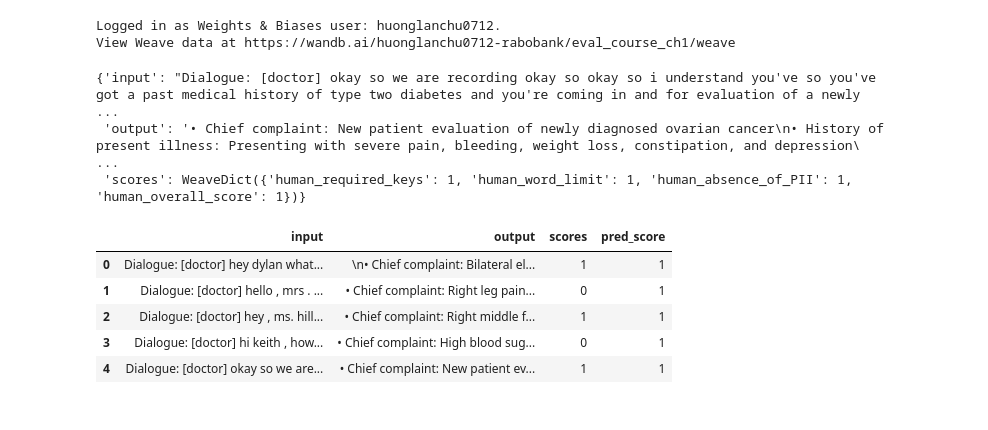
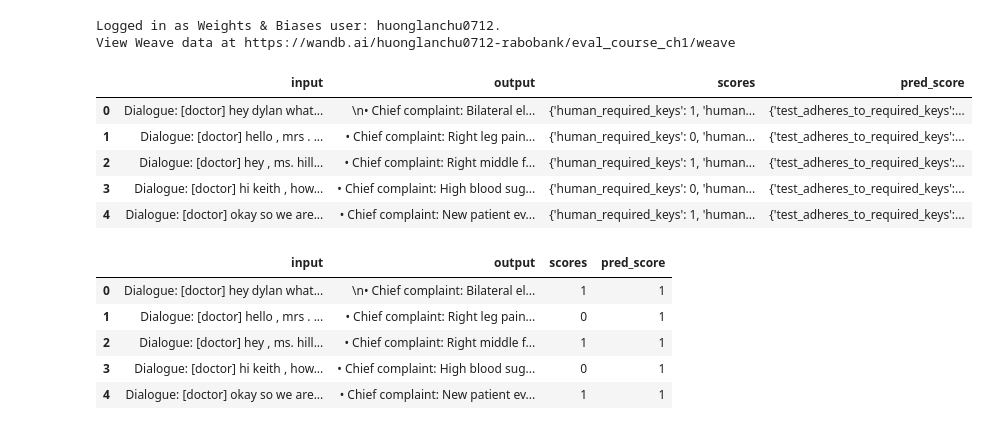
Before and after one commit to lanchuhuong/eval-course, a Jupyter notebook: notebooks/chapter_03_designing_and_improving.ipynb, the cells around one changed output. Drawn from its saved outputs; the diff is of its cells as text; code cells hidden in the pictures.

```diff
--- a/notebooks/chapter_03_designing_and_improving.ipynb
+++ b/notebooks/chapter_03_designing_and_improving.ipynb
@@ -385,19 +385,23 @@ def get_evaluation_predictions(
             predictions.append(data)
 
     return pd.DataFrame(predictions)
-# %%
-eval_calls = weave_client.get_call(eval_call_id)
-
-predictions = []
-for eval_call in eval_calls.children():
-    if eval_call.op_name.split("/")[-1].split(":")[0] == "Evaluation.predict_and_score":
-        _eval_call = weave_client.get_call(eval_call.id)
-        data = dict(_eval_call.inputs["example"])
-data
-# %% [output]
-{'input': "Dialogue: [doctor] okay so we are recording okay so okay so i understand you've so you've got a past medical history of type two diabetes and you're coming in and for evaluation of a newly  ...
- 'output': '• Chief complaint: New patient evaluation of newly diagnosed ovarian cancer\n• History of present illness: Presenting with severe pain, bleeding, weight loss, constipation, and depression\ ...
- 'scores': WeaveDict({'human_required_keys': 1, 'human_word_limit': 1, 'human_absence_of_PII': 1, 'human_overall_score': 1})}
+# %%
+# from utils import get_evaluation_predictions
+
+# Get evaluation predictions
+# Put in your own evaluation Call ID 👇
+eval_df = get_evaluation_predictions(
+    weave_client, eval_call_id="01945b65-d026-7d01-b165-be1c0b31acb8"
+)
+
+eval_df.head()
+# %% [output]
+|  | input | output | scores | pred_score |
+| 0 | Dialogue: [doctor] hey dylan what... | \n• Chief complaint: Bilateral el... | {'human_required_keys': 1, 'human... | {'test_adheres_to_required_keys':... |
+| 1 | Dialogue: [doctor] hello , mrs . ... | • Chief complaint: Right leg pain... | {'human_required_keys': 0, 'human... | {'test_adheres_to_required_keys':... |
+| 2 | Dialogue: [doctor] hey , ms. hill... | • Chief complaint: Right middle f... | {'human_required_keys': 1, 'human... | {'test_adheres_to_required_keys':... |
+| 3 | Dialogue: [doctor] hi keith , how... | • Chief complaint: High blood sug... | {'human_required_keys': 0, 'human... | {'test_adheres_to_required_keys':... |
+| 4 | Dialogue: [doctor] okay so we are... | • Chief complaint: New patient ev... | {'human_required_keys': 1, 'human... | {'test_adheres_to_required_keys':... |
 # %%
 def get_evaluation_predictions(
     weave_client: weave.trace.weave_client.WeaveClient, eval_call_id: str
```
Also changed, not shown: parts of 3 cells of this notebook, 1 other file.
